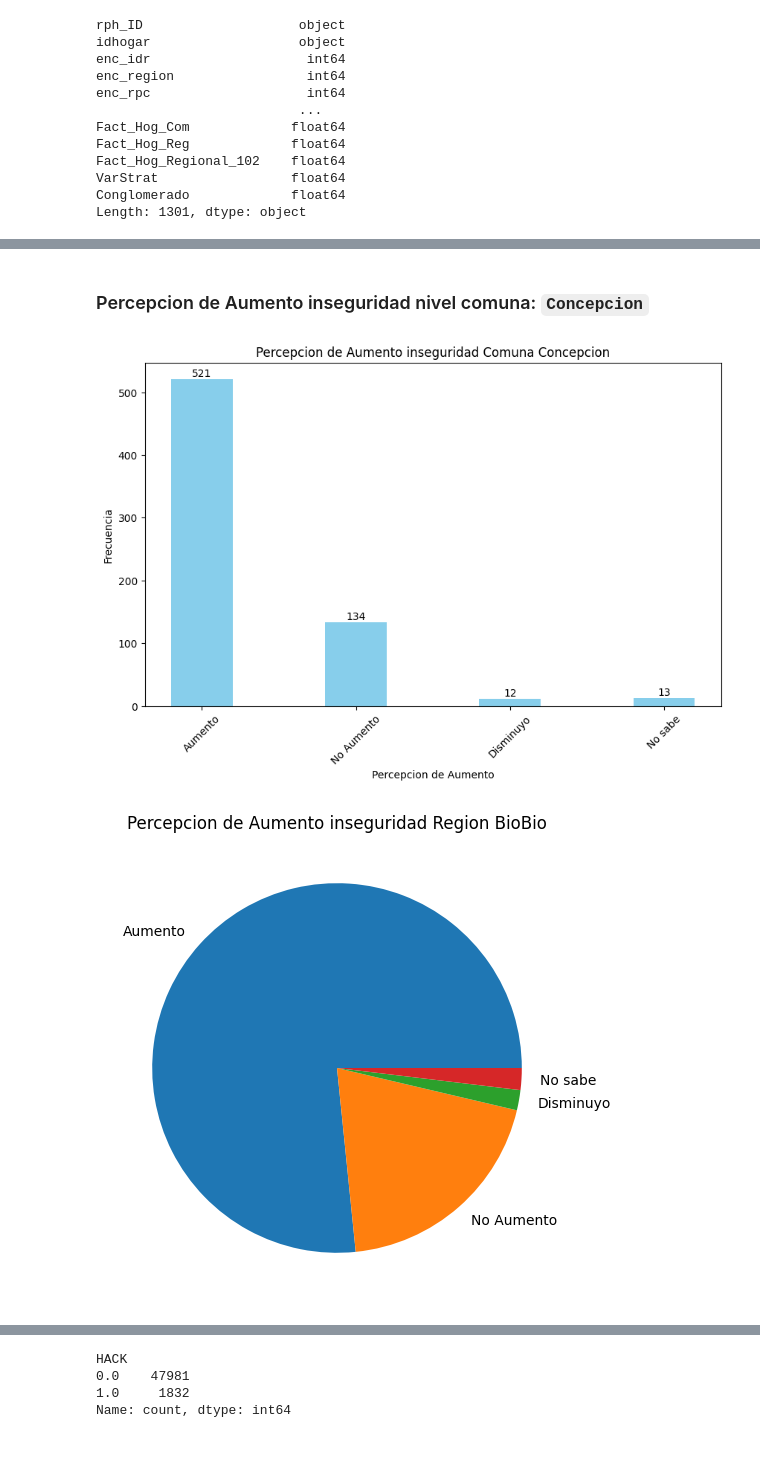
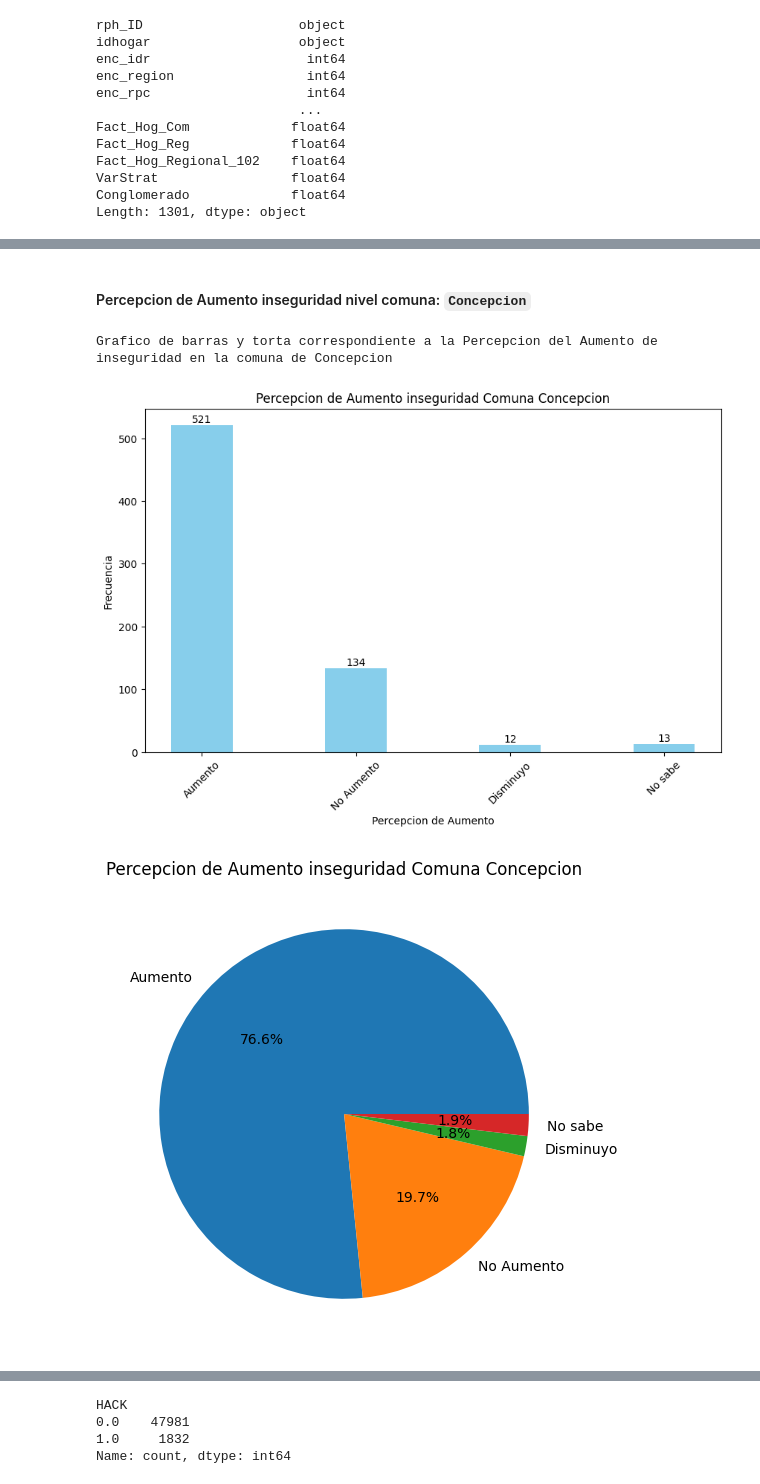
Before and after one commit to TheAmazingLife/analisis-de-datos-proyecto-semestral, a Jupyter notebook: entrega 2/variables.ipynb, the cells around one changed output, grey strips where cells are left out. Cells and saved outputs as stored; diff of their text form; code cells hidden in the pictures; blank space fills up the shorter version.

```diff
--- a/entrega 2/variables.ipynb
+++ b/entrega 2/variables.ipynb
@@ -110,23 +365,29 @@ plt.show()
 # %% [markdown]
-### Percepcion de Aumento inseguridad nivel comuna: `Concepcion`
+#### Percepcion de Aumento inseguridad nivel comuna: `Concepcion`
 # %%
 #
 comuna_nombre = df_enusc.loc[df_enusc["enc_rpc"] == 8101, "P_AUMENTO_COM"]
 comuna_nombre.fillna(99, inplace=True)
 comuna_count = comuna_nombre.value_counts().sort_index()
 
 # Graficos excluye "No responde"
 etiquetas = ["Aumento", "No Aumento", "Disminuyo", "No sabe", "No responde"]
 titulo = 'Percepcion de Aumento inseguridad Comuna Concepcion'
 etiqueta_x = 'Percepcion de Aumento'
 etiqueta_y = 'Frecuencia'
 bar_plot(comuna_count.values[:4], etiquetas[:4], titulo, etiqueta_x, etiqueta_y)
-
+print("Grafico de barras y torta correspondiente a la Percepcion del Aumento de inseguridad en la comuna de Concepcion")
 plt.figure(figsize=(10, 6))
-plt.pie(comuna_count.values[:4], labels=etiquetas[:4])
-plt.title('Percepcion de Aumento inseguridad Region BioBio')
+#plt.pie(comuna_count.values[:4], labels=etiquetas[:4])
+plt.pie(
+    comuna_count.values[:4],
+    labels=etiquetas[:4],
+    autopct='%1.1f%%'             # porcentaje con 1 decimal
+)
+plt.title('Percepcion de Aumento inseguridad Comuna Concepcion')
 plt.show()
 # %% [output]
+Grafico de barras y torta correspondiente a la Percepcion del Aumento de inseguridad en la comuna de Concepcion
 [figure]
-[figure, old version]
+[figure, new version]
 # %% [markdown]
```
Also changed, not shown: parts of 58 cells of this notebook.
